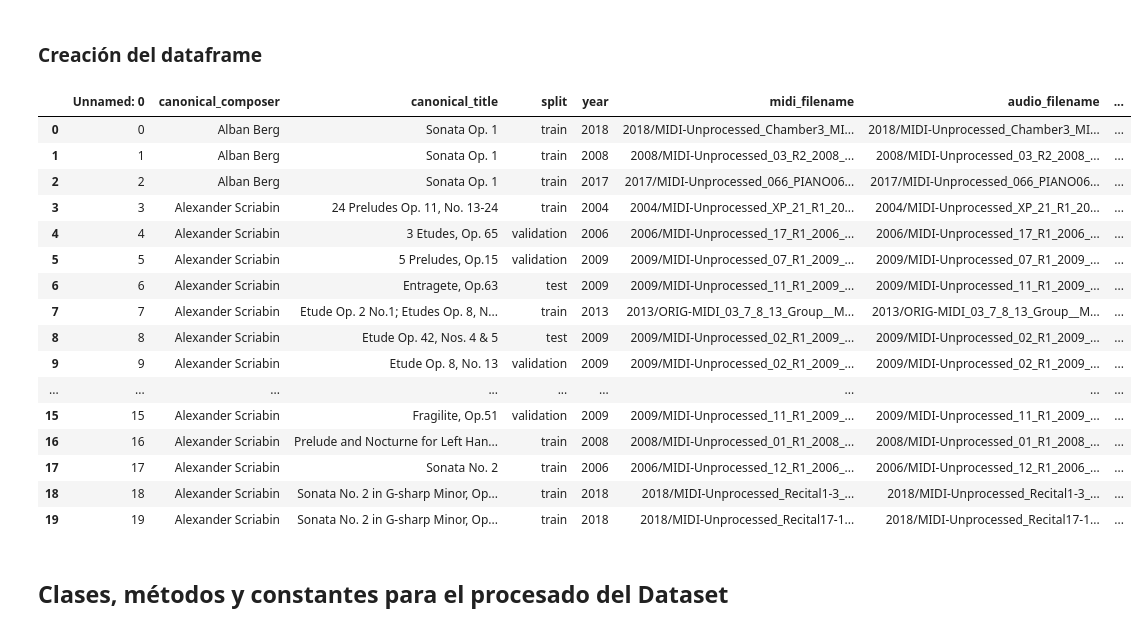
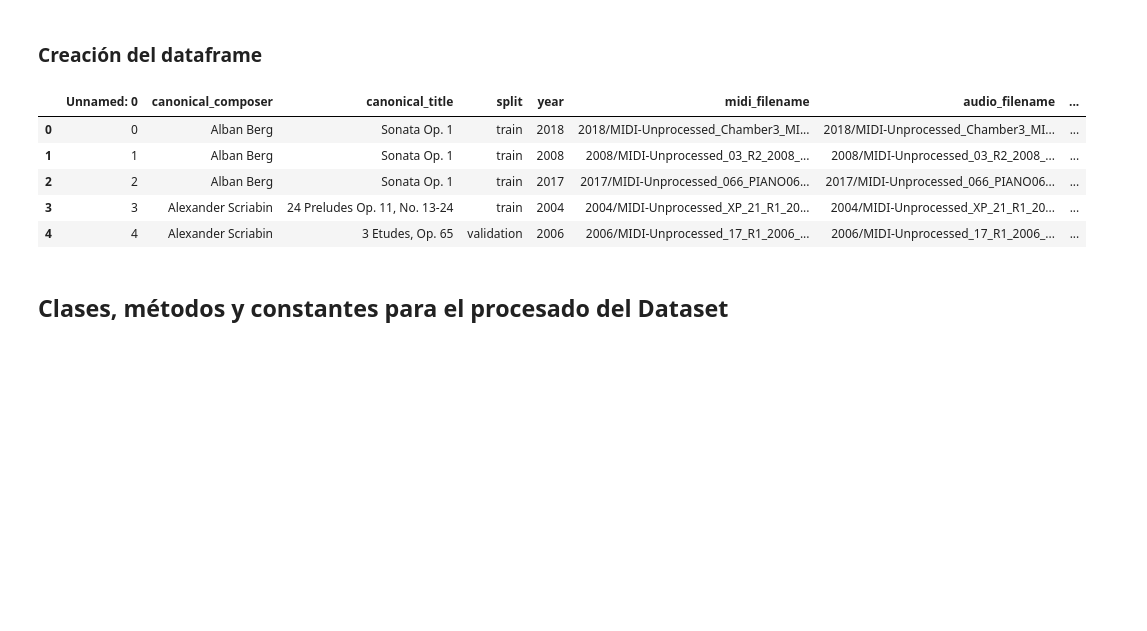
Before and after one commit to alvaro-lg/TFG, a Jupyter notebook: TFG.ipynb, the cells around one changed output. Cells and saved outputs as stored; diff of their text form; code cells hidden in the pictures; blank space fills up the shorter version.

```diff
--- a/TFG.ipynb
+++ b/TFG.ipynb
@@ -44,25 +50,14 @@ def set_dataframe(df, path=PATH + 'maestro-v3.0.0.csv'):
     df.to_csv(path, index=False)
 # %%
 df = get_dataframe('maestro-v3.0.0.csv')
-df.head(20)
+df.head()
 # %% [output]
 |  | Unnamed: 0 | canonical_composer | canonical_title | split | year | midi_filename | audio_filename | ... |
 | 0 | 0 | Alban Berg | Sonata Op. 1 | train | 2018 | 2018/MIDI-Unprocessed_Chamber3_MI... | 2018/MIDI-Unprocessed_Chamber3_MI... | ... |
 | 1 | 1 | Alban Berg | Sonata Op. 1 | train | 2008 | 2008/MIDI-Unprocessed_03_R2_2008_... | 2008/MIDI-Unprocessed_03_R2_2008_... | ... |
 | 2 | 2 | Alban Berg | Sonata Op. 1 | train | 2017 | 2017/MIDI-Unprocessed_066_PIANO06... | 2017/MIDI-Unprocessed_066_PIANO06... | ... |
 | 3 | 3 | Alexander Scriabin | 24 Preludes Op. 11, No. 13-24 | train | 2004 | 2004/MIDI-Unprocessed_XP_21_R1_20... | 2004/MIDI-Unprocessed_XP_21_R1_20... | ... |
 | 4 | 4 | Alexander Scriabin | 3 Etudes, Op. 65 | validation | 2006 | 2006/MIDI-Unprocessed_17_R1_2006_... | 2006/MIDI-Unprocessed_17_R1_2006_... | ... |
-| 5 | 5 | Alexander Scriabin | 5 Preludes, Op.15 | validation | 2009 | 2009/MIDI-Unprocessed_07_R1_2009_... | 2009/MIDI-Unprocessed_07_R1_2009_... | ... |
-| 6 | 6 | Alexander Scriabin | Entragete, Op.63 | test | 2009 | 2009/MIDI-Unprocessed_11_R1_2009_... | 2009/MIDI-Unprocessed_11_R1_2009_... | ... |
-| 7 | 7 | Alexander Scriabin | Etude Op. 2 No.1; Etudes Op. 8, N... | train | 2013 | 2013/ORIG-MIDI_03_7_8_13_Group__M... | 2013/ORIG-MIDI_03_7_8_13_Group__M... | ... |
-| 8 | 8 | Alexander Scriabin | Etude Op. 42, Nos. 4 & 5 | test | 2009 | 2009/MIDI-Unprocessed_02_R1_2009_... | 2009/MIDI-Unprocessed_02_R1_2009_... | ... |
-| 9 | 9 | Alexander Scriabin | Etude Op. 8, No. 13 | validation | 2009 | 2009/MIDI-Unprocessed_02_R1_2009_... | 2009/MIDI-Unprocessed_02_R1_2009_... | ... |
-| ... | ... | ... | ... | ... | ... | ... | ... | ... |
-| 15 | 15 | Alexander Scriabin | Fragilite, Op.51 | validation | 2009 | 2009/MIDI-Unprocessed_11_R1_2009_... | 2009/MIDI-Unprocessed_11_R1_2009_... | ... |
-| 16 | 16 | Alexander Scriabin | Prelude and Nocturne for Left Han... | train | 2008 | 2008/MIDI-Unprocessed_01_R1_2008_... | 2008/MIDI-Unprocessed_01_R1_2008_... | ... |
-| 17 | 17 | Alexander Scriabin | Sonata No. 2 | train | 2006 | 2006/MIDI-Unprocessed_12_R1_2006_... | 2006/MIDI-Unprocessed_12_R1_2006_... | ... |
-| 18 | 18 | Alexander Scriabin | Sonata No. 2 in G-sharp Minor, Op... | train | 2018 | 2018/MIDI-Unprocessed_Recital1-3_... | 2018/MIDI-Unprocessed_Recital1-3_... | ... |
-| 19 | 19 | Alexander Scriabin | Sonata No. 2 in G-sharp Minor, Op... | train | 2018 | 2018/MIDI-Unprocessed_Recital17-1... | 2018/MIDI-Unprocessed_Recital17-1... | ... |
 # %% [markdown]
 ## Clases, métodos y constantes para el procesado del Dataset
 # %% [markdown]
```
Also changed, not shown: parts of 3 cells of this notebook, 35 other files.
